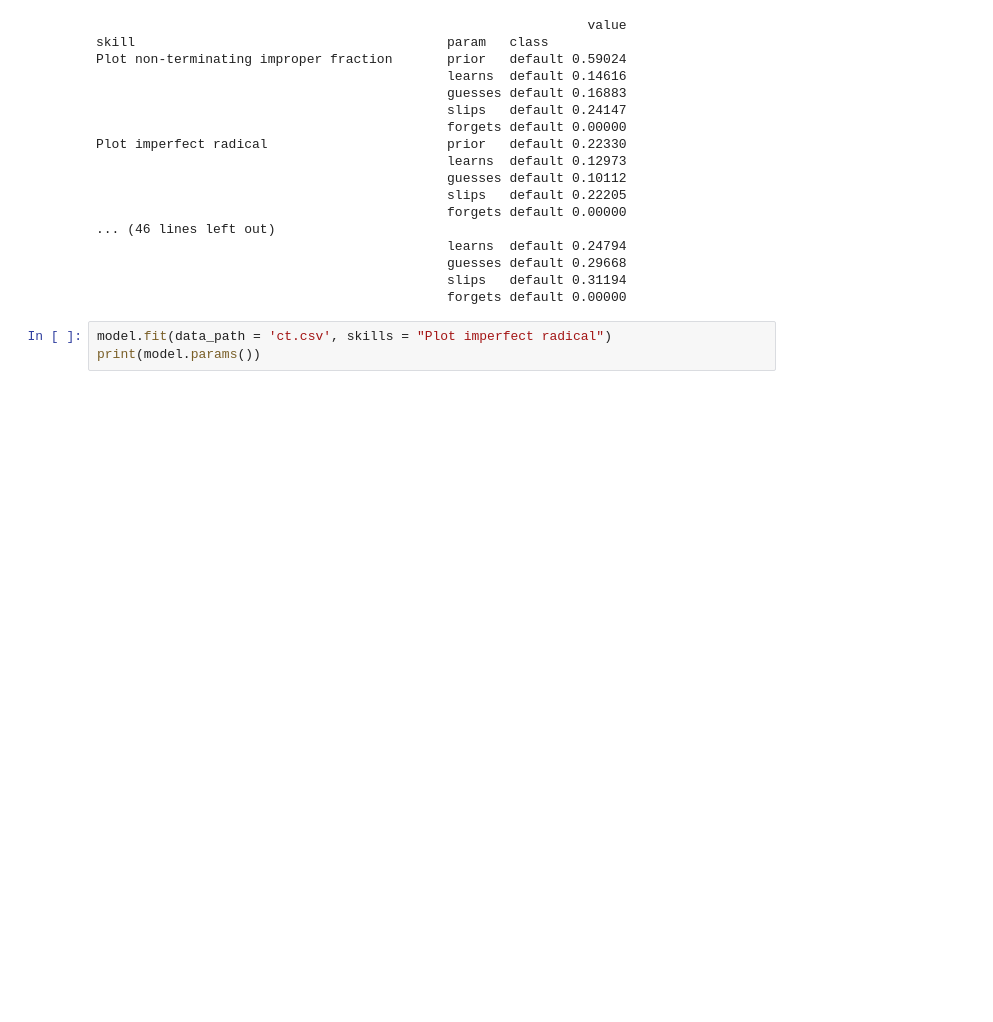
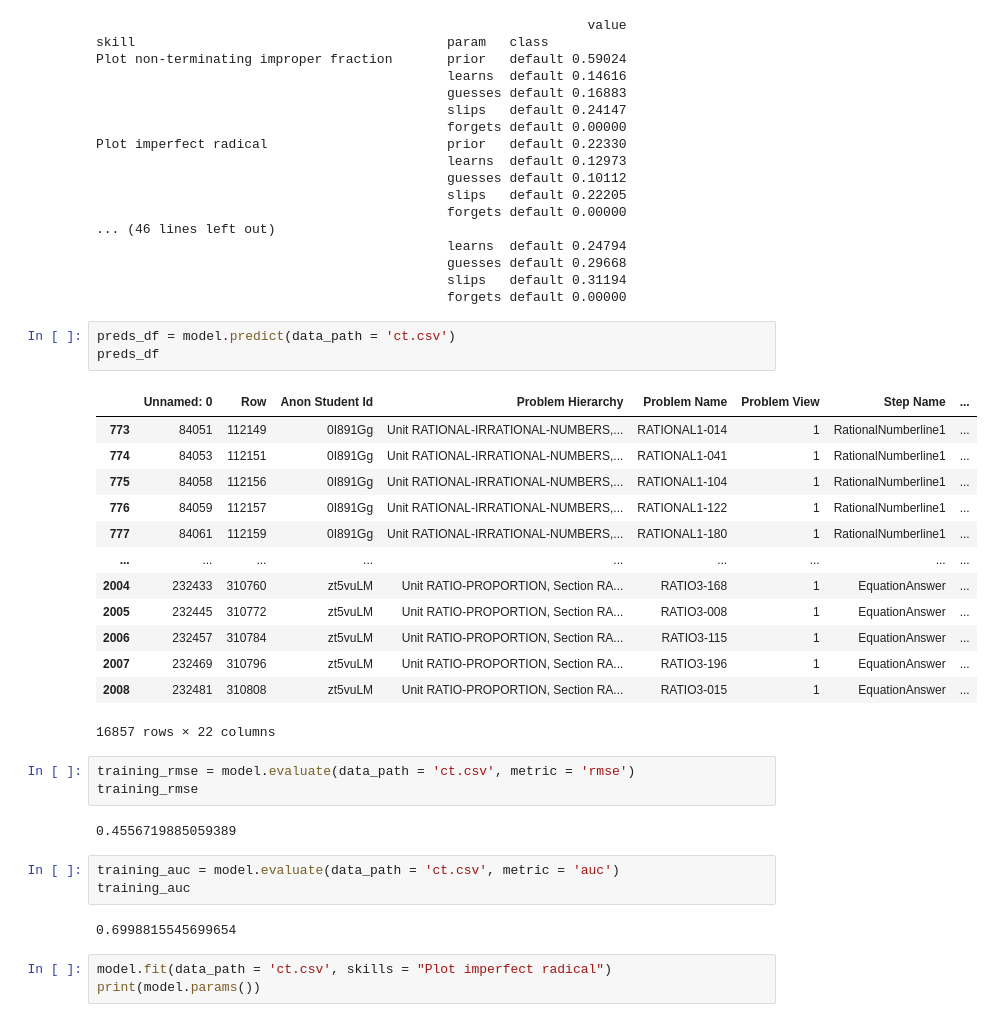
Before and after one commit to UVR-Dilishaka/SignLanguageTutor, a Jupyter notebook: AdoptiveTutoringSystem/pybkt.ipynb, the cells around one changed output. Cells and saved outputs as stored; diff of their text form; blank space fills up the shorter version.

```diff
--- a/AdoptiveTutoringSystem/pybkt.ipynb
+++ b/AdoptiveTutoringSystem/pybkt.ipynb
@@ -99,6 +106,33 @@ Plot imperfect radical                       prior   default 0.22330
                                              guesses default 0.29668
                                              slips   default 0.31194
                                              forgets default 0.00000
+# %%
+preds_df = model.predict(data_path = 'ct.csv')
+preds_df
+# %% [output]
+|  | Unnamed: 0 | Row | Anon Student Id | Problem Hierarchy | Problem Name | Problem View | Step Name | ... |
+| 773 | 84051 | 112149 | 0I891Gg | Unit RATIONAL-IRRATIONAL-NUMBERS,... | RATIONAL1-014 | 1 | RationalNumberline1 | ... |
+| 774 | 84053 | 112151 | 0I891Gg | Unit RATIONAL-IRRATIONAL-NUMBERS,... | RATIONAL1-041 | 1 | RationalNumberline1 | ... |
+| 775 | 84058 | 112156 | 0I891Gg | Unit RATIONAL-IRRATIONAL-NUMBERS,... | RATIONAL1-104 | 1 | RationalNumberline1 | ... |
+| 776 | 84059 | 112157 | 0I891Gg | Unit RATIONAL-IRRATIONAL-NUMBERS,... | RATIONAL1-122 | 1 | RationalNumberline1 | ... |
+| 777 | 84061 | 112159 | 0I891Gg | Unit RATIONAL-IRRATIONAL-NUMBERS,... | RATIONAL1-180 | 1 | RationalNumberline1 | ... |
+| ... | ... | ... | ... | ... | ... | ... | ... | ... |
+| 2004 | 232433 | 310760 | zt5vuLM | Unit RATIO-PROPORTION, Section RA... | RATIO3-168 | 1 | EquationAnswer | ... |
+| 2005 | 232445 | 310772 | zt5vuLM | Unit RATIO-PROPORTION, Section RA... | RATIO3-008 | 1 | EquationAnswer | ... |
+| 2006 | 232457 | 310784 | zt5vuLM | Unit RATIO-PROPORTION, Section RA... | RATIO3-115 | 1 | EquationAnswer | ... |
+| 2007 | 232469 | 310796 | zt5vuLM | Unit RATIO-PROPORTION, Section RA... | RATIO3-196 | 1 | EquationAnswer | ... |
+| 2008 | 232481 | 310808 | zt5vuLM | Unit RATIO-PROPORTION, Section RA... | RATIO3-015 | 1 | EquationAnswer | ... |
+16857 rows × 22 columns
+# %%
+training_rmse = model.evaluate(data_path = 'ct.csv', metric = 'rmse')
+training_rmse
+# %% [output]
+0.4556719885059389
+# %%
+training_auc = model.evaluate(data_path = 'ct.csv', metric = 'auc')
+training_auc
+# %% [output]
+0.6998815545699654
 # %%
 model.fit(data_path = 'ct.csv', skills = "Plot imperfect radical")
 print(model.params())
```
Also changed, not shown: parts of 9 cells of this notebook, 1 other file.
